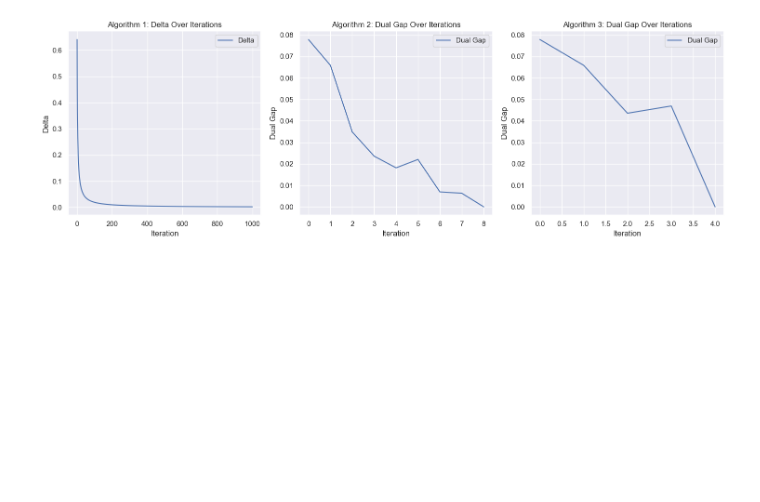
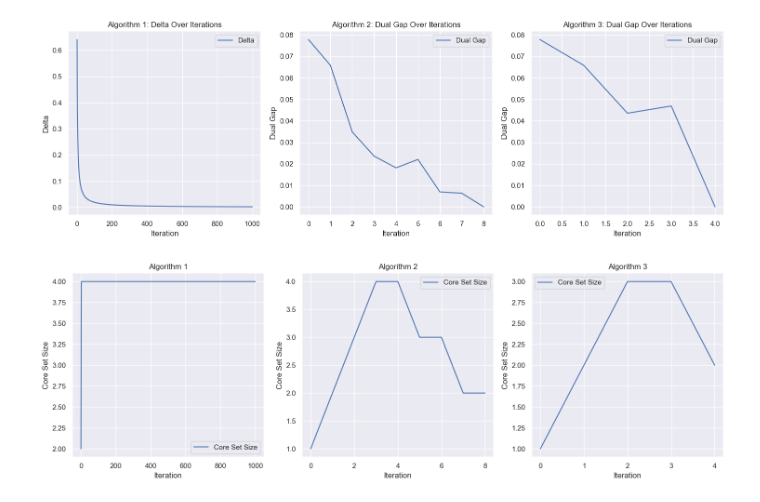
Before and after one commit to joanorePD/Astronomical_Anomaly_Detection_with_MEB, a Jupyter notebook: dataset_1_rr_lyrae.ipynb, the cells around one changed output. Drawn from its saved outputs; the diff is of its cells as text; code cells hidden in the pictures; blank space fills up the shorter version.

Commit message:
added core sizes

```diff
--- a/dataset_1_rr_lyrae.ipynb
+++ b/dataset_1_rr_lyrae.ipynb
@@ -84,7 +84,7 @@ for epsilon in [0.01, 0.001, 0.0001]:
     print('Epsilon: ', epsilon)
 
     # Run the Away Step Frank-Wolfe algorithm
-    c, r, k, chi, timer, delta = frank_wolfe_alg_MEB(epsilon, df[df['type'] == 'RR-Lyrae'][pred_columns_lyrae].values)
+    c, r, k, chi, timer, delta, core_size = frank_wolfe_alg_MEB(epsilon, df[df['type'] == 'RR-Lyrae'][pred_columns_lyrae].values)
 
     # Calculate Accuracies
     distances = np.linalg.norm(df[pred_columns_lyrae] - c, axis=1)
@@ -149,7 +149,7 @@ for epsilon in [0.01, 0.001, 0.0001]:
     print('Epsilon: ', epsilon)
 
     # Run the Away Step Frank-Wolfe algorithm
-    center_as, radius_as, count_iterations_as, CPU_time_as, dual_val_list_as, dual_gap_list_as = frankWolfe_AwayStep(df[df['type'] == 'RR-Lyrae'][pred_columns_lyrae].values, epsilon)
+    center_as, radius_as, count_iterations_as, CPU_time_as, dual_val_list_as, dual_gap_list_as, core_size_as = frankWolfe_AwayStep(df[df['type'] == 'RR-Lyrae'][pred_columns_lyrae].values, epsilon)
 
     # Calculate Accuracies
     distances = np.linalg.norm(df[pred_columns_lyrae] - center_as, axis=1)
@@ -196,7 +196,7 @@ for epsilon in [0.01, 0.001, 0.0001]:
 
 
     # Run the Pairwise Frank-Wolfe algorithm
-    center_pw, radius_pw, count_iterations_pw, CPU_time_pw, dual_val_list_pw, dual_gap_list_pw = frankWolfe_Pairwise(df[df['type'] == 'RR-Lyrae'][pred_columns_lyrae].values, epsilon)
+    center_pw, radius_pw, count_iterations_pw, CPU_time_pw, dual_val_list_pw, dual_gap_list_pw, core_size_pw = frankWolfe_Pairwise(df[df['type'] == 'RR-Lyrae'][pred_columns_lyrae].values, epsilon)
 
     # Calculate Accuracies
     distances = np.linalg.norm(df[pred_columns_lyrae] - center_pw, axis=1)
@@ -267,3 +267,39 @@ plt.tight_layout()
 plt.show()
 # %% [output]
 [figure]
+# %%
+# Set the Seaborn style
+sns.set(style="darkgrid")
+
+# Create a figure and axis
+fig, axs = plt.subplots(1, 3, figsize=(15, 5))
+
+# Use Seaborn's lineplot for better aesthetics
+sns.lineplot(ax=axs[0], data=core_size, color='b', label='Core Set Size')
+
+# Set labels and title
+axs[0].set_xlabel('Iteration')
+axs[0].set_ylabel('Core Set Size')
+axs[0].set_title('Algorithm 1')
+
+# Use Seaborn's lineplot for better aesthetics
+sns.lineplot(ax=axs[1], data=core_size_as, color='b', label='Core Set Size')
+
+# Set labels and title
+axs[1].set_xlabel('Iteration')
+axs[1].set_ylabel('Core Set Size')
+axs[1].set_title('Algorithm 2')
+
+# Use Seaborn's lineplot for better aesthetics
+sns.lineplot(ax=axs[2], data=core_size_pw, color='b', label='Core Set Size')
+
+# Set labels and title
+axs[2].set_xlabel('Iteration')
+axs[2].set_ylabel('Core Set Size')
+axs[2].set_title('Algorithm 3')
+
+# Show the plot
+plt.tight_layout()
+plt.show()
+# %% [output]
+[figure, added]
```
Also changed, not shown: parts of 5 cells of this notebook, 6 other files.
